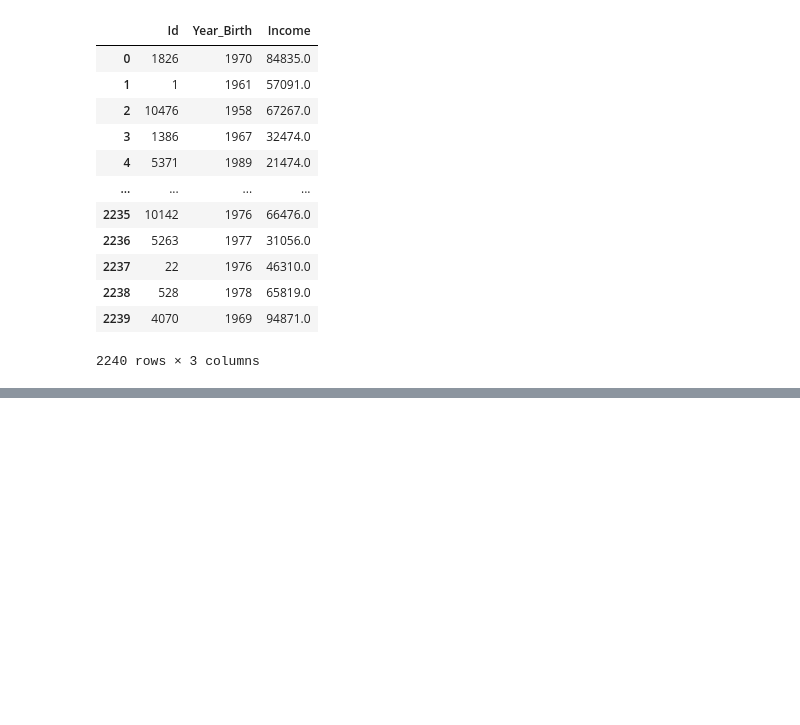
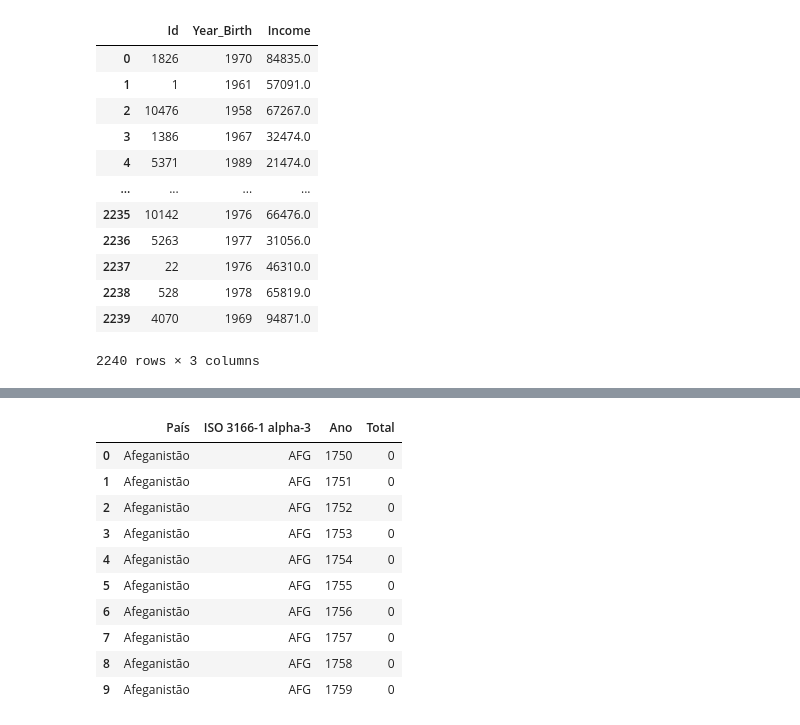
Before and after one commit to FranPomba/Tech-Fundation---alura-one, a Jupyter notebook: 2 - Aprendendo a fazer ETL/3 - Pandas trabalhando com diferentes tipos de arquivos/aula.ipynb, the cells around one changed output, grey strips where cells are left out. Saved outputs shown, nothing was run; the diff lists cells and outputs as text; code cells hidden in the pictures; blank space fills up the shorter version.

```diff
--- a/2 - Aprendendo a fazer ETL/3 - Pandas trabalhando com diferentes tipos de arquivos/aula.ipynb
+++ b/2 - Aprendendo a fazer ETL/3 - Pandas trabalhando com diferentes tipos de arquivos/aula.ipynb
@@ -99,0 +151,17 @@ clientes_mercado
+# %%
+# Ler arquivos excel selecionando um intervalo de colunas, selecionando um numero de linhas
+intervalo_2 = pd.read_excel(url, sheet_name="emissoes_C02", usecols="A:D", nrows=10)
+# %%
+intervalo_2
+# %% [output]
+|  | País | ISO 3166-1 alpha-3 | Ano | Total |
+| 0 | Afeganistão | AFG | 1750 | 0 |
+| 1 | Afeganistão | AFG | 1751 | 0 |
+| 2 | Afeganistão | AFG | 1752 | 0 |
+| 3 | Afeganistão | AFG | 1753 | 0 |
+| 4 | Afeganistão | AFG | 1754 | 0 |
+| 5 | Afeganistão | AFG | 1755 | 0 |
+| 6 | Afeganistão | AFG | 1756 | 0 |
+| 7 | Afeganistão | AFG | 1757 | 0 |
+| 8 | Afeganistão | AFG | 1758 | 0 |
+| 9 | Afeganistão | AFG | 1759 | 0 |
```
Also changed, not shown: parts of 12 cells of this notebook, 3 other files.
